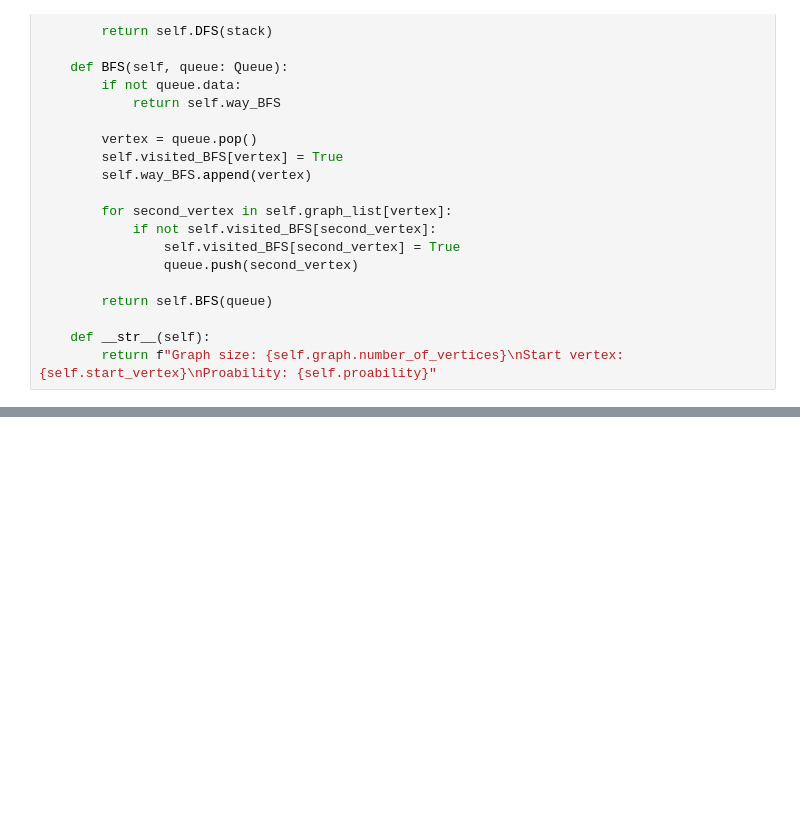
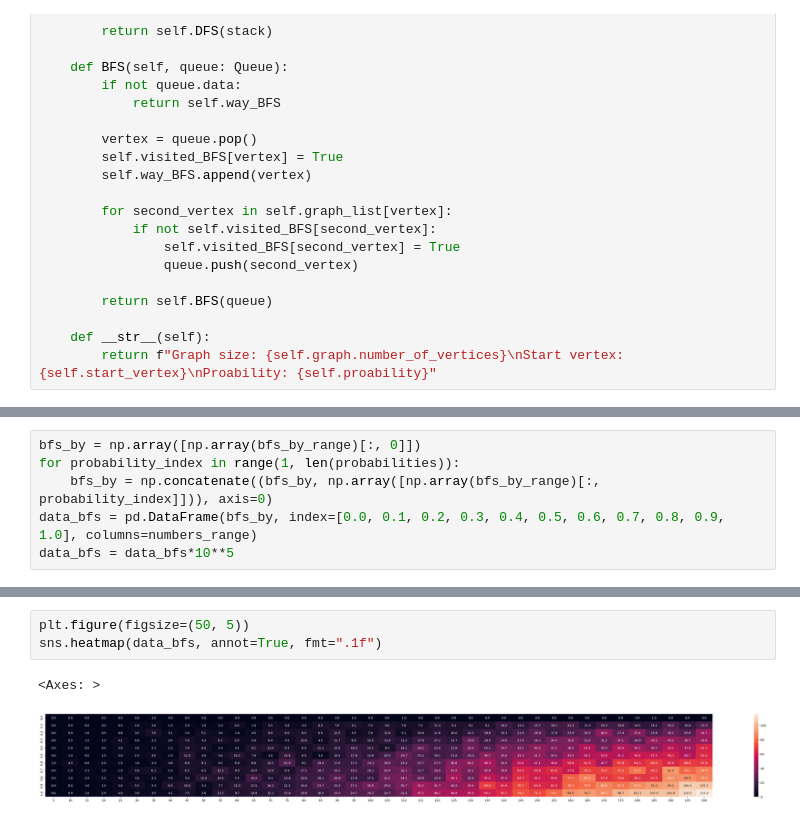
Before and after one commit to KlymentievMaksym/PA, a Jupyter notebook: Lab3/compare.ipynb, the cells around one changed output, grey strips where cells are left out. Drawn from its saved outputs; the diff is of its cells as text; blank space fills up the shorter version.

```diff
--- a/Lab3/compare.ipynb
+++ b/Lab3/compare.ipynb
@@ -159,0 +153,6 @@ plt.show()
+# %%
+bfs_by = np.array([np.array(bfs_by_range)[:, 0]])
+for probability_index in range(1, len(probabilities)):
+    bfs_by = np.concatenate((bfs_by, np.array([np.array(bfs_by_range)[:, probability_index]])), axis=0)
+data_bfs = pd.DataFrame(bfs_by, index=[0.0, 0.1, 0.2, 0.3, 0.4, 0.5, 0.6, 0.7, 0.8, 0.9, 1.0], columns=numbers_range)
+data_bfs = data_bfs*10**5
@@ -159,0 +167,6 @@ plt.show()
+# %%
+plt.figure(figsize=(50, 5))
+sns.heatmap(data_bfs, annot=True, fmt=".1f")
+# %% [output]
+<Axes: >
+[figure, added]
```
Also changed, not shown: parts of 5 cells of this notebook, 1 other file.
